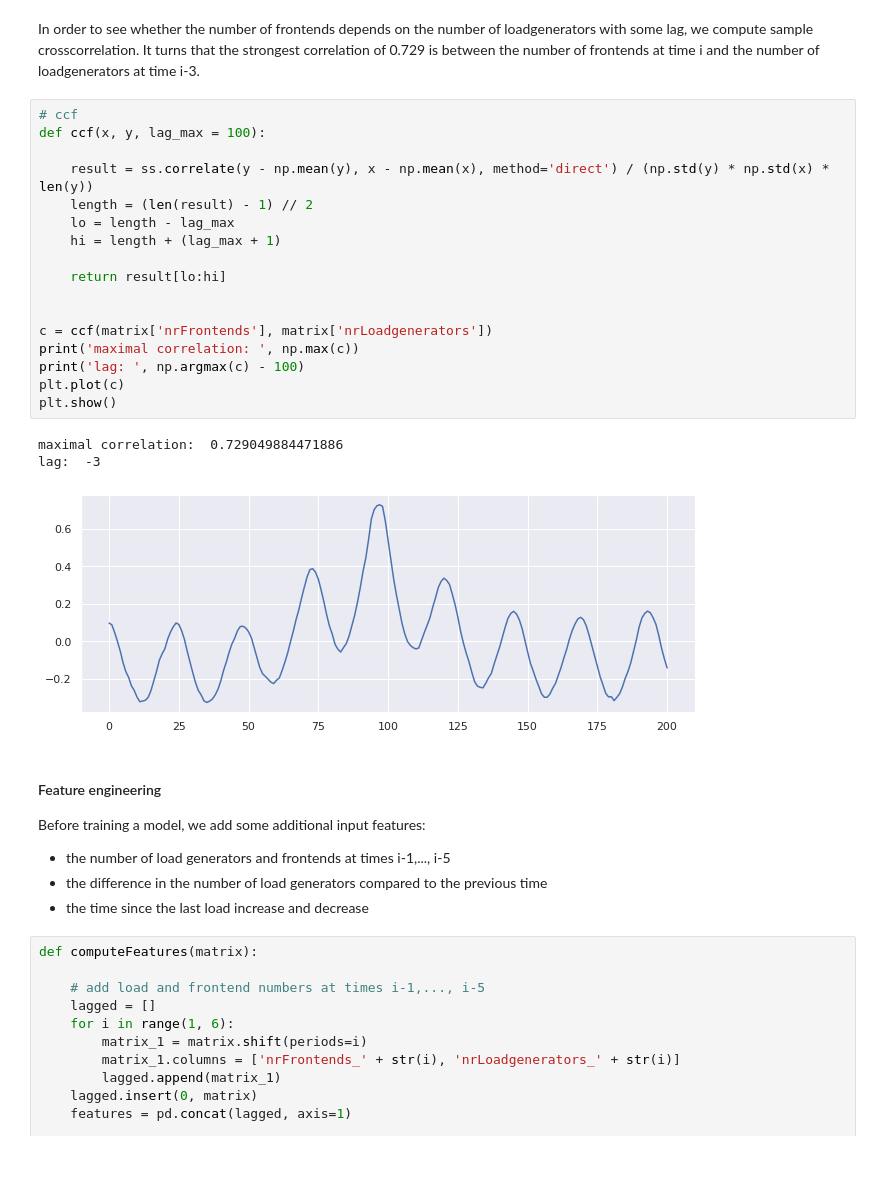
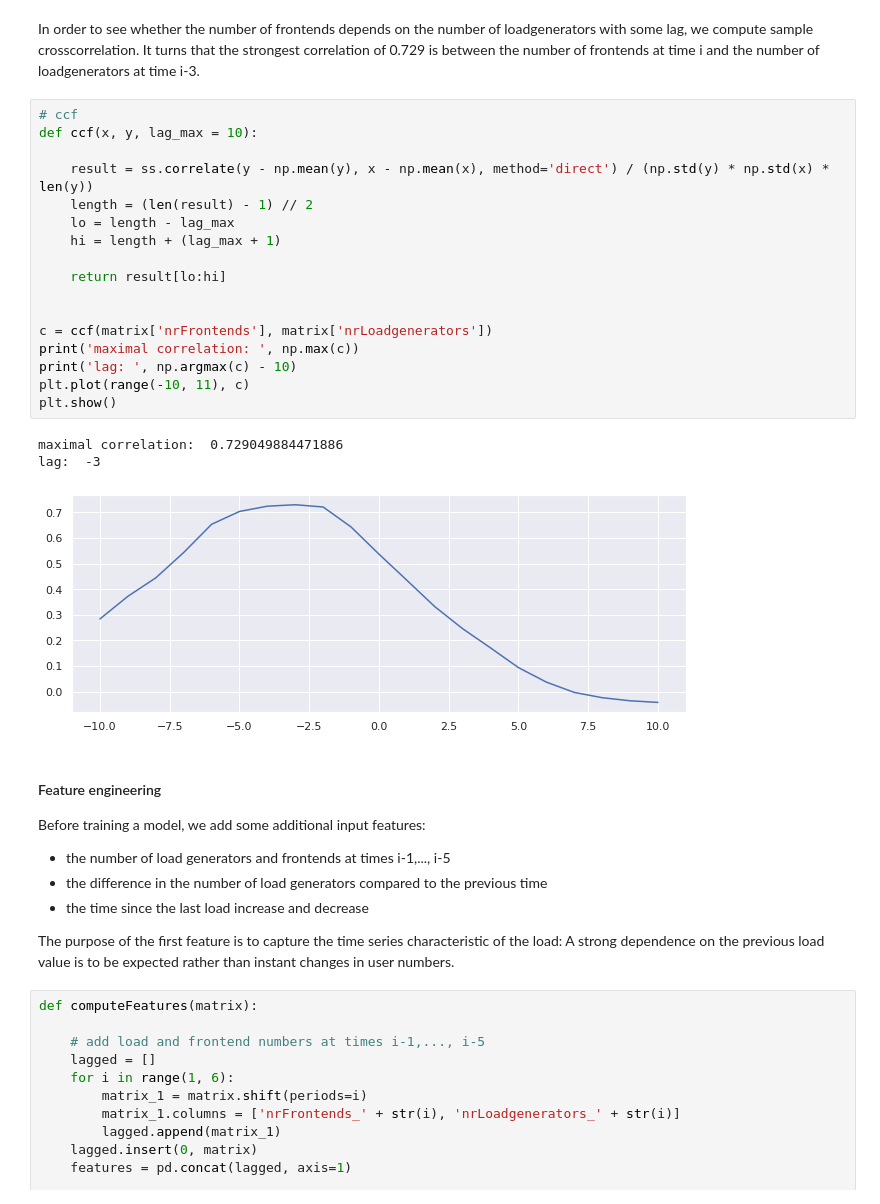
Before and after one commit to ssallinger/runtimeVerification, a Jupyter notebook: RVProject.ipynb, the cells around one changed output. Cells and saved outputs as stored; diff of their text form; blank space fills up the shorter version.

```diff
--- a/RVProject.ipynb
+++ b/RVProject.ipynb
@@ -250,25 +252,25 @@ matrix["nrFrontends"].corr(matrix["nrLoadgenerators"], method='spearman')
 In order to see whether the number of frontends depends on the number of loadgenerators with some lag, we compute sample crosscorrelation. It turns that the strongest correlation of 0.729 is between the number of frontends at time i and the number of loadgenerators at time i-3.
 # %%
 # ccf
-def ccf(x, y, lag_max = 100):
+def ccf(x, y, lag_max = 10):
 
     result = ss.correlate(y - np.mean(y), x - np.mean(x), method='direct') / (np.std(y) * np.std(x) * len(y))
     length = (len(result) - 1) // 2
     lo = length - lag_max
     hi = length + (lag_max + 1)
 
     return result[lo:hi]
 
 
 c = ccf(matrix['nrFrontends'], matrix['nrLoadgenerators'])
 print('maximal correlation: ', np.max(c))
-print('lag: ', np.argmax(c) - 100)
-plt.plot(c)
+print('lag: ', np.argmax(c) - 10)
+plt.plot(range(-10, 11), c)
 plt.show()
 # %% [output]
 maximal correlation:  0.729049884471886
 lag:  -3
-[figure, old version]
+[figure, new version]
 # %% [markdown]
 #### Feature engineering
 
@@ -276,6 +278,8 @@ Before training a model, we add some additional input features:
 * the number of load generators and frontends at times i-1,..., i-5
 * the difference in the number of load generators compared to the previous time
 * the time since the last load increase and decrease
+
+The purpose of the first feature is to capture the time series characteristic of the load: A strong dependence on the previous load value is to be expected rather than instant changes in user numbers.
 # %%
 def computeFeatures(matrix):
 
```
Also changed, not shown: parts of 23 cells of this notebook.
